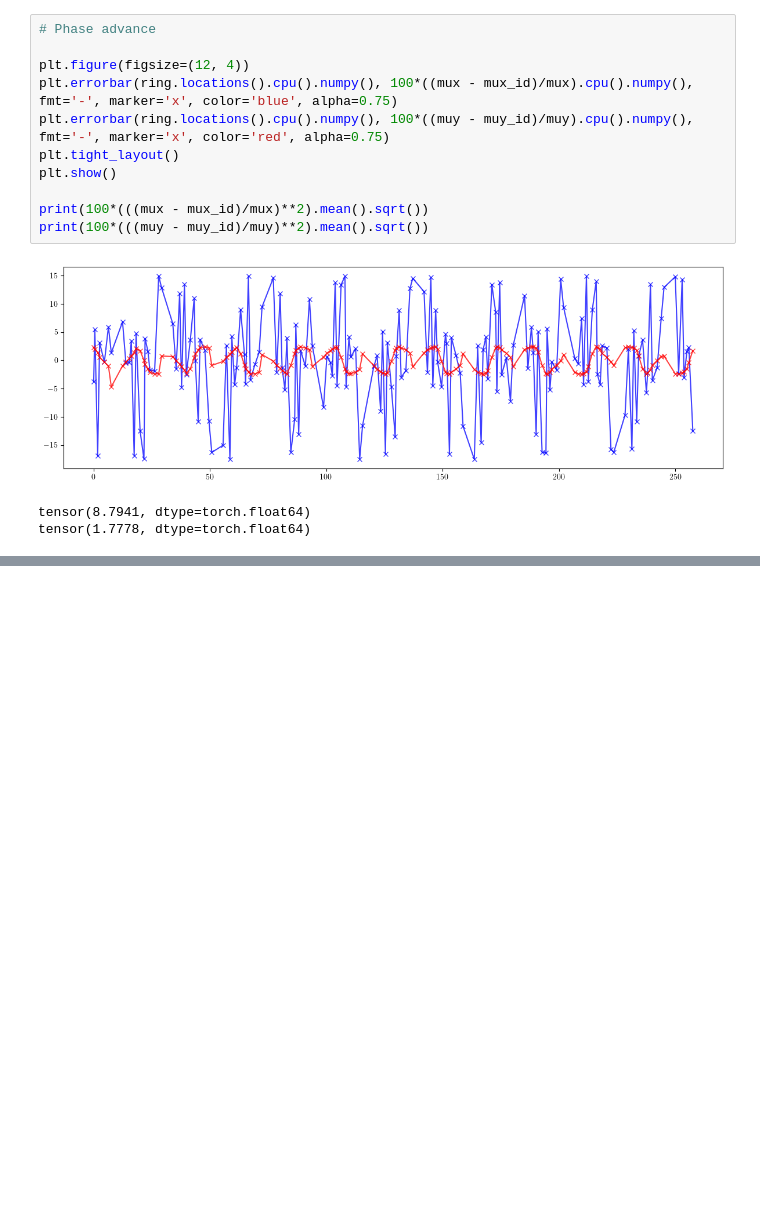
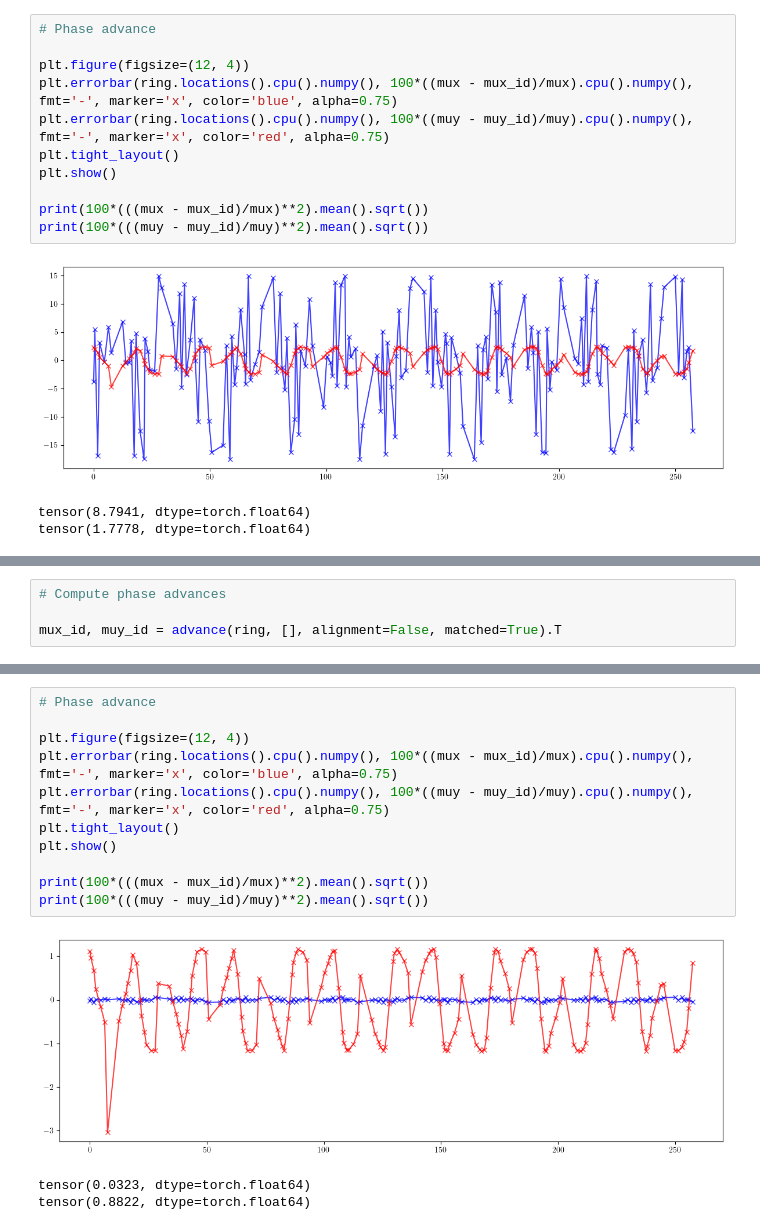
Before and after one commit to i-a-morozov/model, a Jupyter notebook: docs/source/examples/elettra-04.ipynb, the cells around one changed output, grey strips where cells are left out. Saved outputs shown, nothing was run; the diff lists cells and outputs as text; blank space fills up the shorter version.

```diff
--- a/docs/source/examples/elettra-04.ipynb
+++ b/docs/source/examples/elettra-04.ipynb
@@ -448,0 +565,4 @@ tensor(1.7778, dtype=torch.float64)
+# %%
+# Compute phase advances
+
+mux_id, muy_id = advance(ring, [], alignment=False, matched=True).T
@@ -448,0 +614,15 @@ tensor(1.7778, dtype=torch.float64)
+# %%
+# Phase advance
+
+plt.figure(figsize=(12, 4))
+plt.errorbar(ring.locations().cpu().numpy(), 100*((mux - mux_id)/mux).cpu().numpy(), fmt='-', marker='x', color='blue', alpha=0.75)
+plt.errorbar(ring.locations().cpu().numpy(), 100*((muy - muy_id)/muy).cpu().numpy(), fmt='-', marker='x', color='red', alpha=0.75)
+plt.tight_layout()
+plt.show()
+
+print(100*(((mux - mux_id)/mux)**2).mean().sqrt())
+print(100*(((muy - muy_id)/muy)**2).mean().sqrt())
+# %% [output]
+[figure, added]
+tensor(0.0323, dtype=torch.float64)
+tensor(0.8822, dtype=torch.float64)
```
Also changed, not shown: parts of 13 cells of this notebook.
